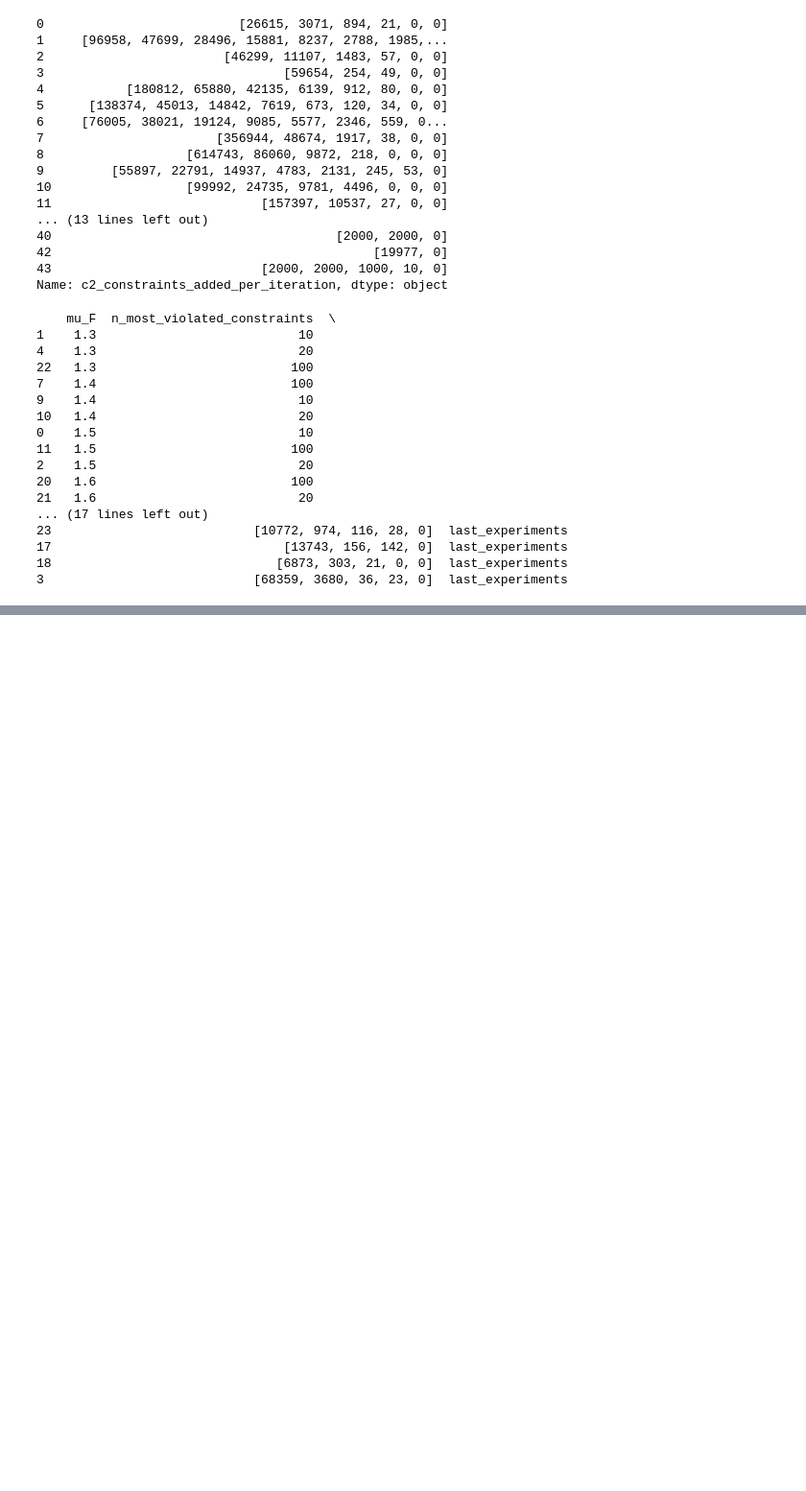
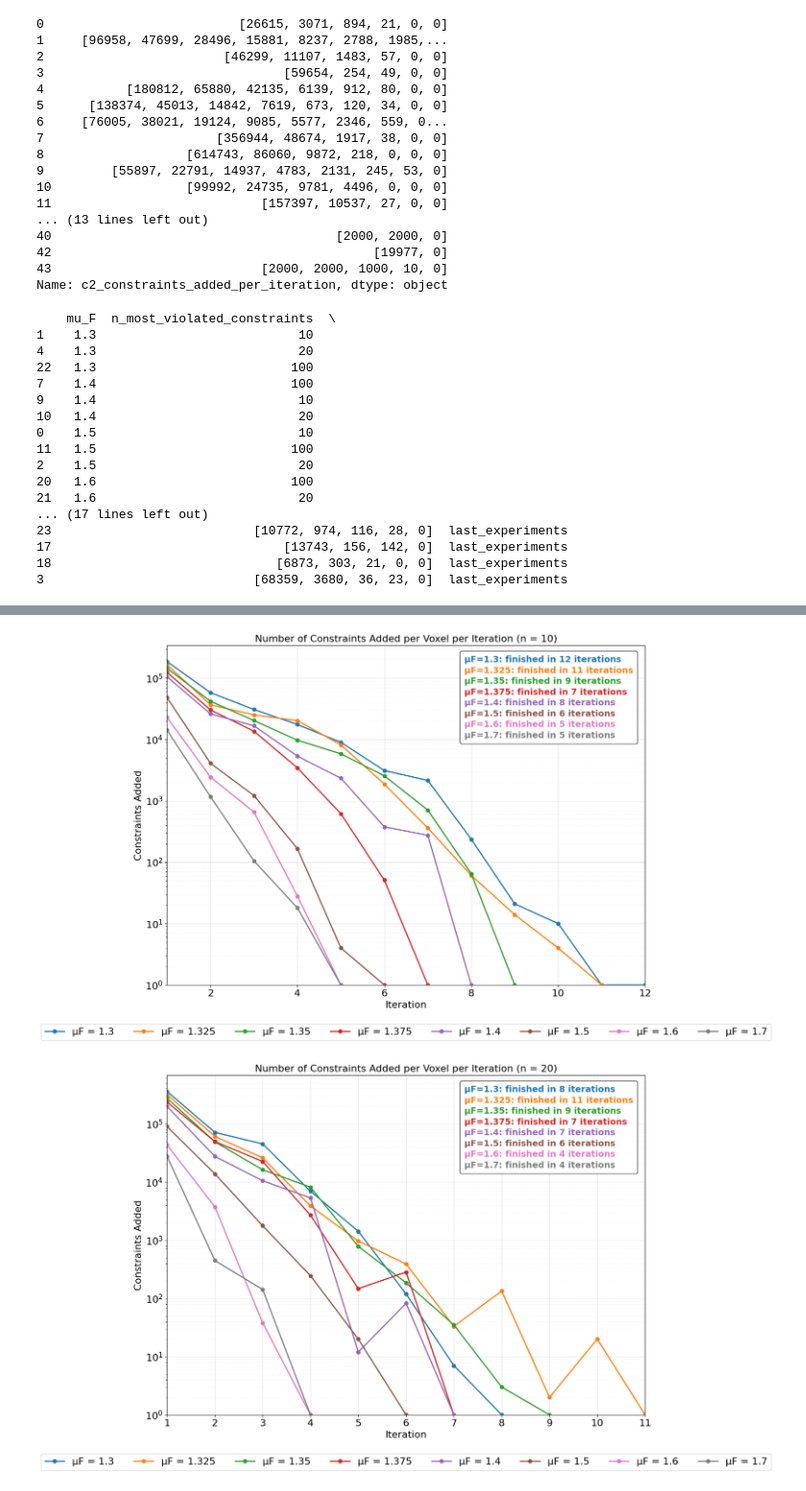
Before and after one commit to JWolloch/RTP, a Jupyter notebook: analysis.ipynb, the cells around one changed output, grey strips where cells are left out. Shown at 96% size. Drawn from its saved outputs; the diff is of its cells as text; code cells hidden in the pictures; blank space fills up the shorter version.

```diff
--- a/analysis.ipynb
+++ b/analysis.ipynb
@@ -588,0 +589,75 @@ for n_val in n_values:
+# %%
+import numpy as np
+import matplotlib.pyplot as plt
+from matplotlib.offsetbox import AnchoredOffsetbox, VPacker, TextArea
+from matplotlib.ticker import MaxNLocator
+
+n_values = sorted(df['n_most_violated_constraints'].unique())
+mu_F_values = sorted(df['mu_F'].unique())
+mu_F_values = [mu_F for mu_F in mu_F_values if mu_F >= 1.3]
+
+
+for n_val in n_values:
+    fig, ax = plt.subplots(figsize=(14, 10))
+    subset_n = df[df['n_most_violated_constraints'] == n_val]
+
+    text_lines = []
+    pos_min_vals = []
+    max_len = 1
+
+    for mu_F in mu_F_values:
+        subset_mu = subset_n[subset_n['mu_F'] == mu_F]
+        if not subset_mu.empty:
+            constraints_c1 = np.array(subset_mu['c1_constraints_added_per_iteration'].iloc[0], dtype=float)
+            constraints_c2 = np.array(subset_mu['c2_constraints_added_per_iteration'].iloc[0], dtype=float)
+            constraints = constraints_c1 + constraints_c2
+            iterations = np.arange(1, len(constraints) + 1)
+            max_len = max(max_len, len(constraints))
+
+            # Add 1 to zero or negative values for log scale plotting
+            constraints = np.where(constraints <= 0, constraints + 1, constraints)
+
+            pos_min_vals.append(constraints.min())
+
+            line, = ax.plot(iterations, constraints, 'o-', linewidth=2, markersize=6,
+                            label=f'μF = {mu_F}')
+            text_lines.append((f'μF={mu_F}: finished in {len(iterations)} iterations',
+                               line.get_color()))
+
+    # Build legend box with per-line colors
+    children = [
+        TextArea(t, textprops=dict(color=c, fontsize=14, fontweight='bold'))
+        for t, c in text_lines
+    ]
+    vbox = VPacker(children=children, align="left", pad=0, sep=4)
+    anchored = AnchoredOffsetbox(
+        loc='upper right', child=vbox, pad=0.4, borderpad=0.4,
+        bbox_to_anchor=(0.985, 0.985), bbox_transform=ax.transAxes, frameon=True
+    )
+    anchored.patch.set_facecolor('white')
+    anchored.patch.set_edgecolor('black')
+    anchored.patch.set_alpha(0.9)
+    anchored.patch.set_boxstyle("round,pad=0.3")
+    ax.add_artist(anchored)
+
+    # Axis setup
+    ax.set_xlabel('Iteration', fontsize=16)
+    ax.set_ylabel('Constraints Added', fontsize=16)
+    ax.set_title(f'Number of Constraints Added per Voxel per Iteration (n = {n_val})', fontsize=16)
+    ax.set_yscale('log')
+    if pos_min_vals:
+        ax.set_ylim(bottom=max(1, min(pos_min_vals) * 0.9))
+    ax.grid(True, which='major', alpha=0.35)
+    ax.grid(True, which='minor', alpha=0.15, linestyle=':')
+    ax.xaxis.set_major_locator(MaxNLocator(integer=True))
+    ax.set_xlim(left=1, right=max_len)
+    ax.legend(fontsize=16, loc='upper center', bbox_to_anchor=(0.5, -0.1), ncol=len(mu_F_values))
+
+    plt.xticks(fontsize=16)
+    plt.yticks(fontsize=16)
+    plt.savefig(f'plots/total_constraints_added_per_iteration_n_{n_val}.png',
+                bbox_inches='tight', pad_inches=0.1)
+    plt.show()
+# %% [output]
+[figure, added]
+[figure, added]
```
Also changed, not shown: parts of 3 cells of this notebook, 9 other files.
